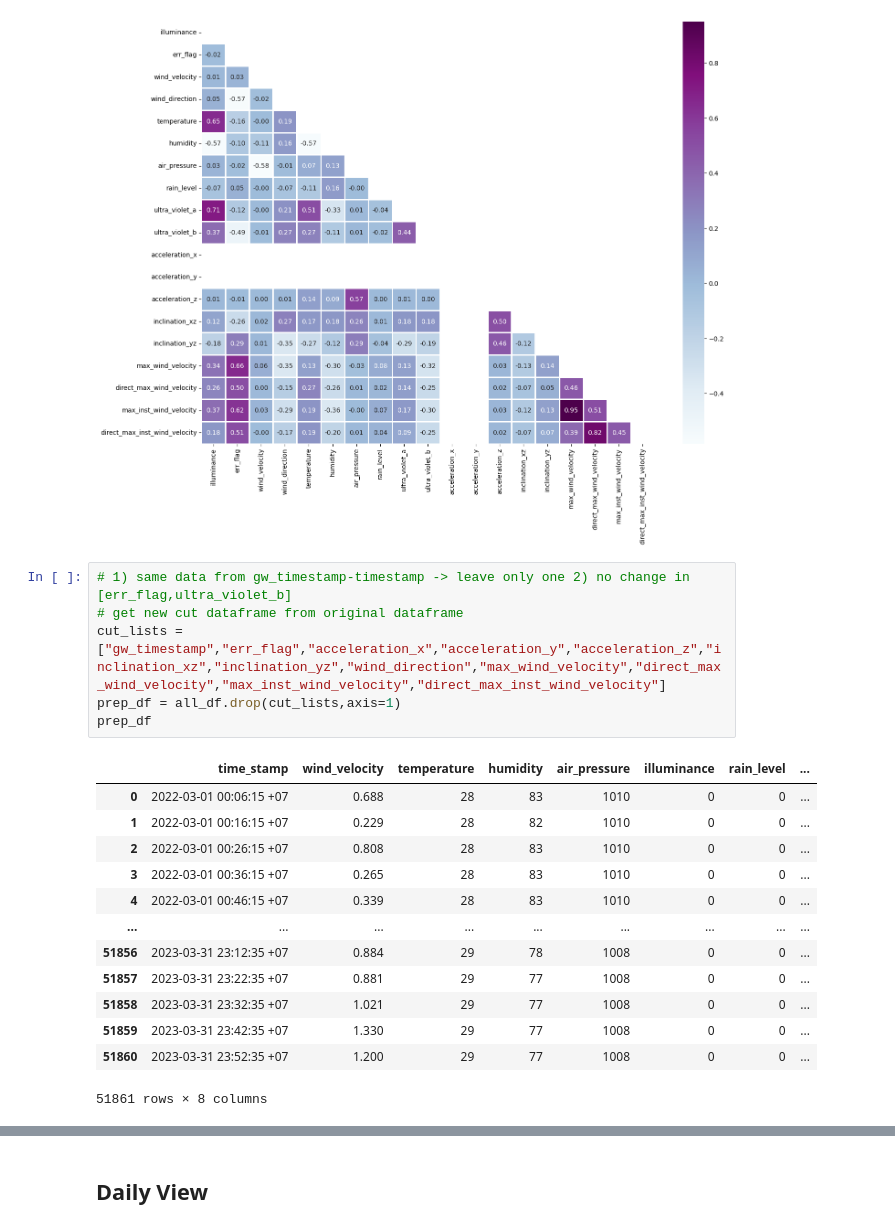
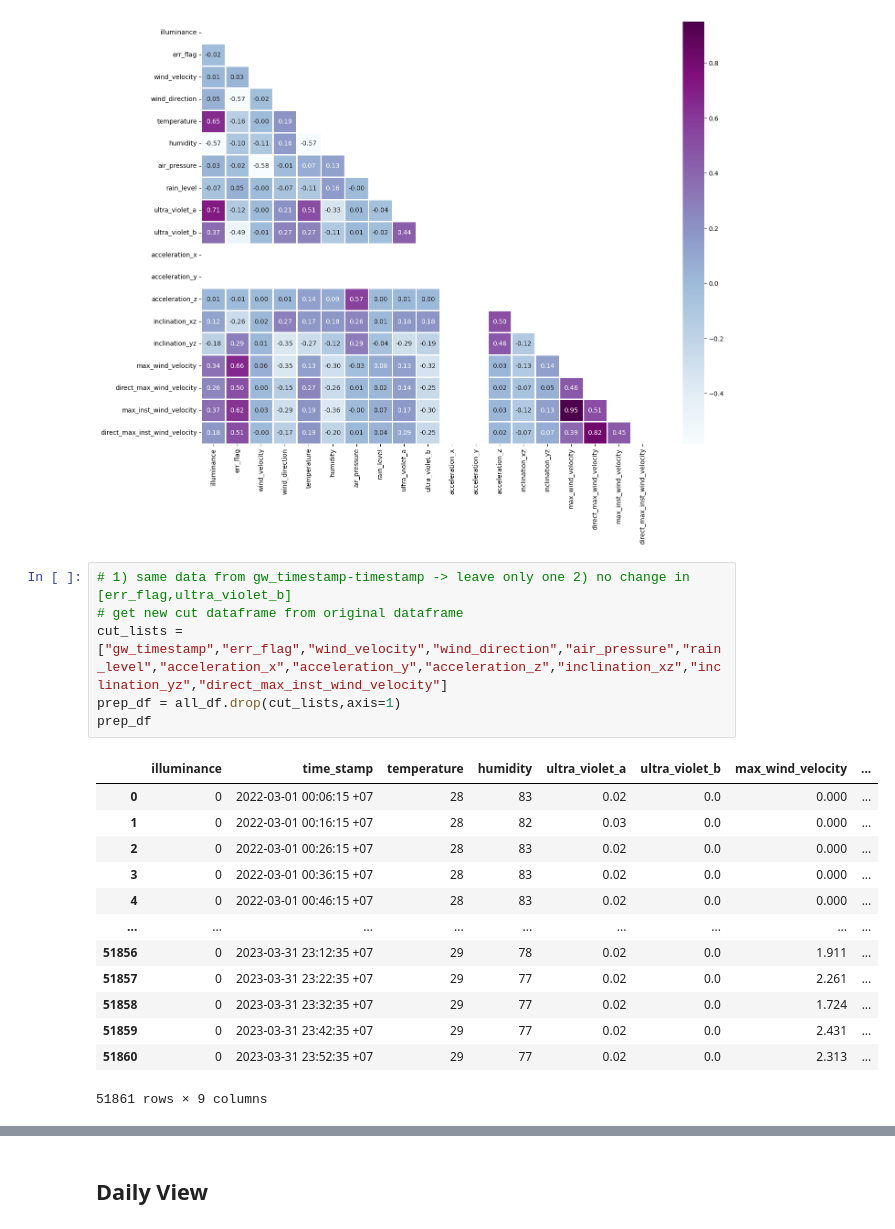
Before and after one commit to chusanapunn/SmartEnvi_AY3T2, a Jupyter notebook: smartEnviA.ipynb, the cells around one changed output, grey strips where cells are left out. Drawn from its saved outputs; the diff is of its cells as text.

```diff
--- a/smartEnviA.ipynb
+++ b/smartEnviA.ipynb
@@ -94,23 +94,23 @@ sns.heatmap(all_corr, cmap="BuPu",linewidths=.9, annot=True, fmt=".2f",mask=mask
 # %%
 # 1) same data from gw_timestamp-timestamp -> leave only one 2) no change in [err_flag,ultra_violet_b]
 # get new cut dataframe from original dataframe
-cut_lists = ["gw_timestamp","err_flag","acceleration_x","acceleration_y","acceleration_z","inclination_xz","inclination_yz","wind_direction","max_wind_velocity","direct_max_wind_velocity","max_inst_wind_velocity","direct_max_inst_wind_velocity"]
+cut_lists = ["gw_timestamp","err_flag","wind_velocity","wind_direction","air_pressure","rain_level","acceleration_x","acceleration_y","acceleration_z","inclination_xz","inclination_yz","direct_max_inst_wind_velocity"]
 prep_df = all_df.drop(cut_lists,axis=1)
 prep_df
 # %% [output]
-|  | time_stamp | wind_velocity | temperature | humidity | air_pressure | illuminance | rain_level | ... |
-| 0 | 2022-03-01 00:06:15 +07 | 0.688 | 28 | 83 | 1010 | 0 | 0 | ... |
-| 1 | 2022-03-01 00:16:15 +07 | 0.229 | 28 | 82 | 1010 | 0 | 0 | ... |
-| 2 | 2022-03-01 00:26:15 +07 | 0.808 | 28 | 83 | 1010 | 0 | 0 | ... |
-| 3 | 2022-03-01 00:36:15 +07 | 0.265 | 28 | 83 | 1010 | 0 | 0 | ... |
-| 4 | 2022-03-01 00:46:15 +07 | 0.339 | 28 | 83 | 1010 | 0 | 0 | ... |
+|  | illuminance | time_stamp | temperature | humidity | ultra_violet_a | ultra_violet_b | max_wind_velocity | ... |
+| 0 | 0 | 2022-03-01 00:06:15 +07 | 28 | 83 | 0.02 | 0.0 | 0.000 | ... |
+| 1 | 0 | 2022-03-01 00:16:15 +07 | 28 | 82 | 0.03 | 0.0 | 0.000 | ... |
+| 2 | 0 | 2022-03-01 00:26:15 +07 | 28 | 83 | 0.02 | 0.0 | 0.000 | ... |
+| 3 | 0 | 2022-03-01 00:36:15 +07 | 28 | 83 | 0.02 | 0.0 | 0.000 | ... |
+| 4 | 0 | 2022-03-01 00:46:15 +07 | 28 | 83 | 0.02 | 0.0 | 0.000 | ... |
 | ... | ... | ... | ... | ... | ... | ... | ... | ... |
-| 51856 | 2023-03-31 23:12:35 +07 | 0.884 | 29 | 78 | 1008 | 0 | 0 | ... |
-| 51857 | 2023-03-31 23:22:35 +07 | 0.881 | 29 | 77 | 1008 | 0 | 0 | ... |
-| 51858 | 2023-03-31 23:32:35 +07 | 1.021 | 29 | 77 | 1008 | 0 | 0 | ... |
-| 51859 | 2023-03-31 23:42:35 +07 | 1.330 | 29 | 77 | 1008 | 0 | 0 | ... |
-| 51860 | 2023-03-31 23:52:35 +07 | 1.200 | 29 | 77 | 1008 | 0 | 0 | ... |
+| 51856 | 0 | 2023-03-31 23:12:35 +07 | 29 | 78 | 0.02 | 0.0 | 1.911 | ... |
+| 51857 | 0 | 2023-03-31 23:22:35 +07 | 29 | 77 | 0.02 | 0.0 | 2.261 | ... |
+| 51858 | 0 | 2023-03-31 23:32:35 +07 | 29 | 77 | 0.02 | 0.0 | 1.724 | ... |
+| 51859 | 0 | 2023-03-31 23:42:35 +07 | 29 | 77 | 0.02 | 0.0 | 2.431 | ... |
+| 51860 | 0 | 2023-03-31 23:52:35 +07 | 29 | 77 | 0.02 | 0.0 | 2.313 | ... |
-51861 rows × 8 columns
+51861 rows × 9 columns
 # %%
 prep_df.describe()
 # %% [output]
```
Also changed, not shown: parts of 4 cells of this notebook.
